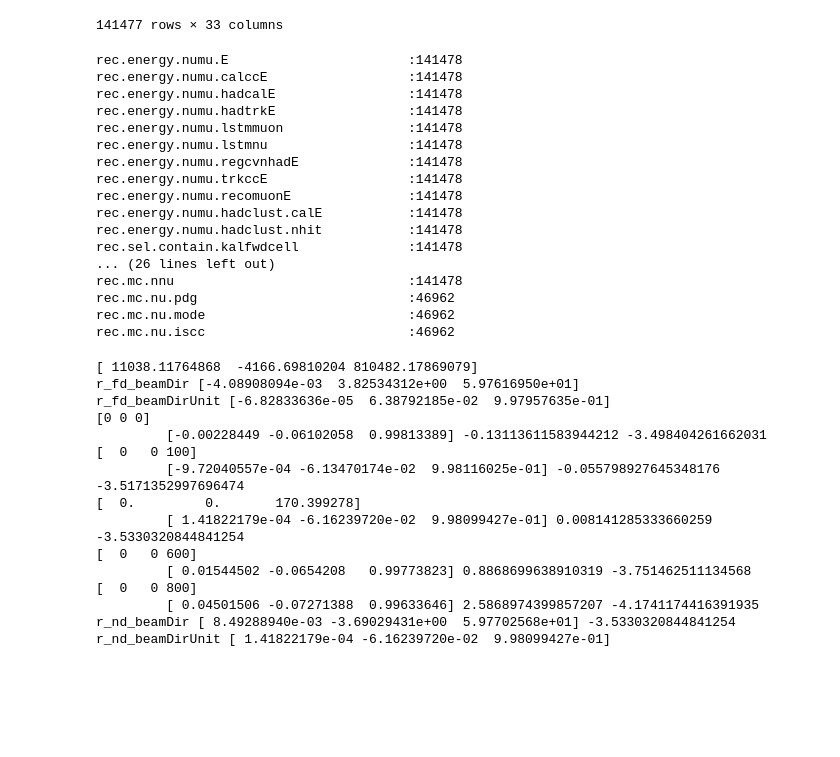
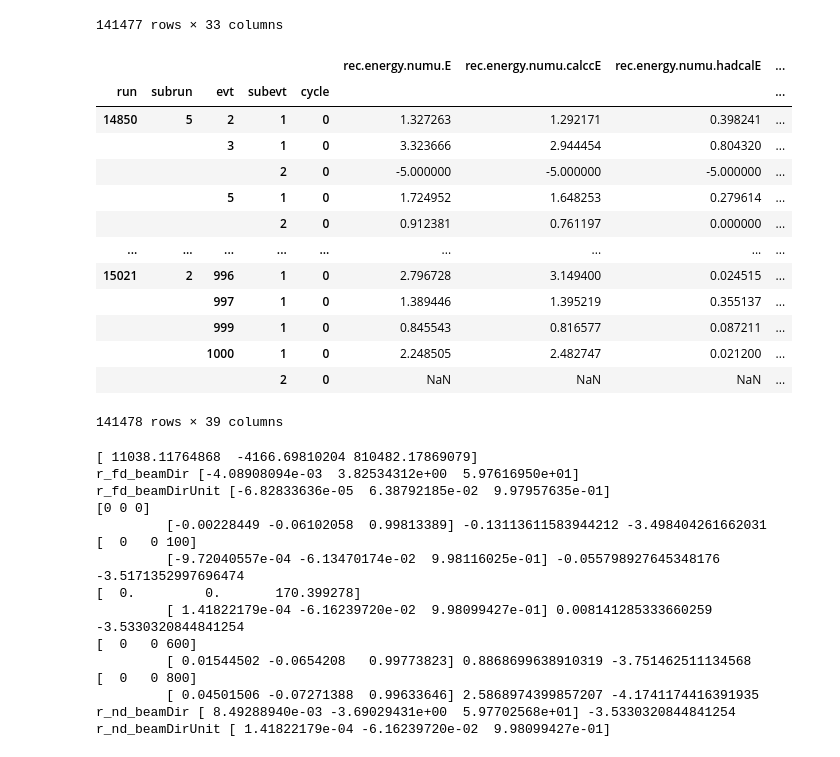
Before and after one commit to aditya-marathe/msci-project, a Jupyter notebook: src/notebooks/testing.ipynb, the cells around one changed output. Cells and saved outputs as stored; diff of their text form; code cells hidden in the pictures; blank space fills up the shorter version.

```diff
--- a/src/notebooks/testing.ipynb
+++ b/src/notebooks/testing.ipynb
@@ -464,21 +516,0 @@ def create_mini_table(df, dict_) -> dict:# pd.DataFrame:
-# %%
-for key in df.keys():
-    print(f'{key:40}:{len(df[key])}')
-# %% [output]
-rec.energy.numu.E                       :141478
-rec.energy.numu.calccE                  :141478
-rec.energy.numu.hadcalE                 :141478
-rec.energy.numu.hadtrkE                 :141478
-rec.energy.numu.lstmmuon                :141478
-rec.energy.numu.lstmnu                  :141478
-rec.energy.numu.regcvnhadE              :141478
-rec.energy.numu.trkccE                  :141478
-rec.energy.numu.recomuonE               :141478
-rec.energy.numu.hadclust.calE           :141478
-rec.energy.numu.hadclust.nhit           :141478
-rec.sel.contain.kalfwdcell              :141478
-... (26 lines left out)
-rec.mc.nnu                              :141478
-rec.mc.nu.pdg                           :46962
-rec.mc.nu.mode                          :46962
-rec.mc.nu.iscc                          :46962
@@ -509,3 +517,21 @@ plt.ylabel('Reconstruncted Muon Energy (GeV)')
+# %%
+# Source: https://stackoverflow.com/questions/40468069/merge-two-dataframes-by-index
+pd.merge(df, df_kalman, left_index=True, right_index=True, how='outer')
+# %% [output]
+|  |  |  |  |  | rec.energy.numu.E | rec.energy.numu.calccE | rec.energy.numu.hadcalE | ... |
+| run | subrun | evt | subevt | cycle |  |  |  | ... |
+| 14850 | 5 | 2 | 1 | 0 | 1.327263 | 1.292171 | 0.398241 | ... |
+|  |  | 3 | 1 | 0 | 3.323666 | 2.944454 | 0.804320 | ... |
+|  |  |  | 2 | 0 | -5.000000 | -5.000000 | -5.000000 | ... |
+|  |  | 5 | 1 | 0 | 1.724952 | 1.648253 | 0.279614 | ... |
+|  |  |  | 2 | 0 | 0.912381 | 0.761197 | 0.000000 | ... |
+| ... | ... | ... | ... | ... | ... | ... | ... | ... |
+| 15021 | 2 | 996 | 1 | 0 | 2.796728 | 3.149400 | 0.024515 | ... |
+|  |  | 997 | 1 | 0 | 1.389446 | 1.395219 | 0.355137 | ... |
+|  |  | 999 | 1 | 0 | 0.845543 | 0.816577 | 0.087211 | ... |
+|  |  | 1000 | 1 | 0 | 2.248505 | 2.482747 | 0.021200 | ... |
+|  |  |  | 2 | 0 | NaN | NaN | NaN | ... |
+141478 rows × 39 columns
 # %%
 # Calculate the track kinematics
 # The code below is directly copied from the `pidFunWithScann.ipynb` module
```
Also changed, not shown: parts of 20 cells of this notebook.
